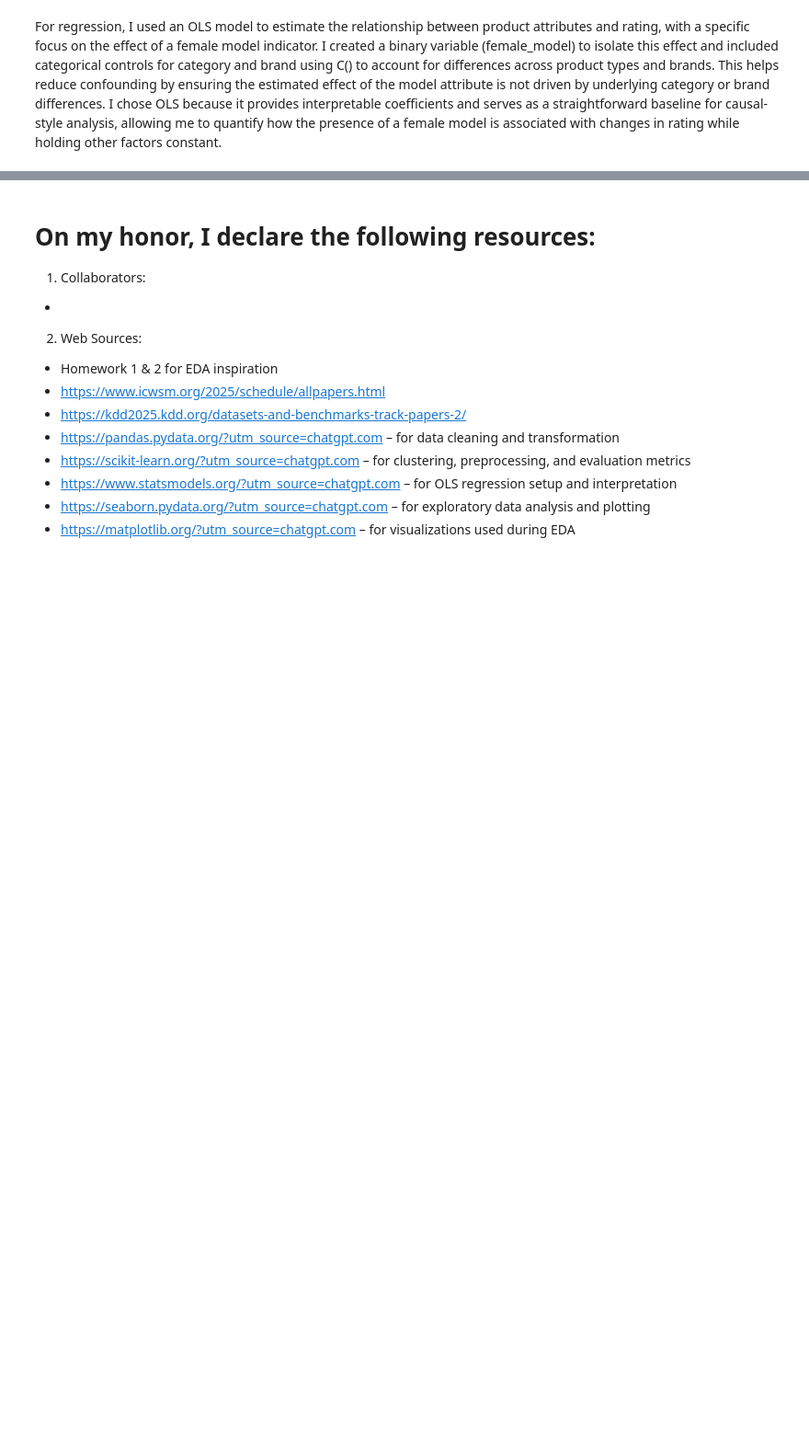
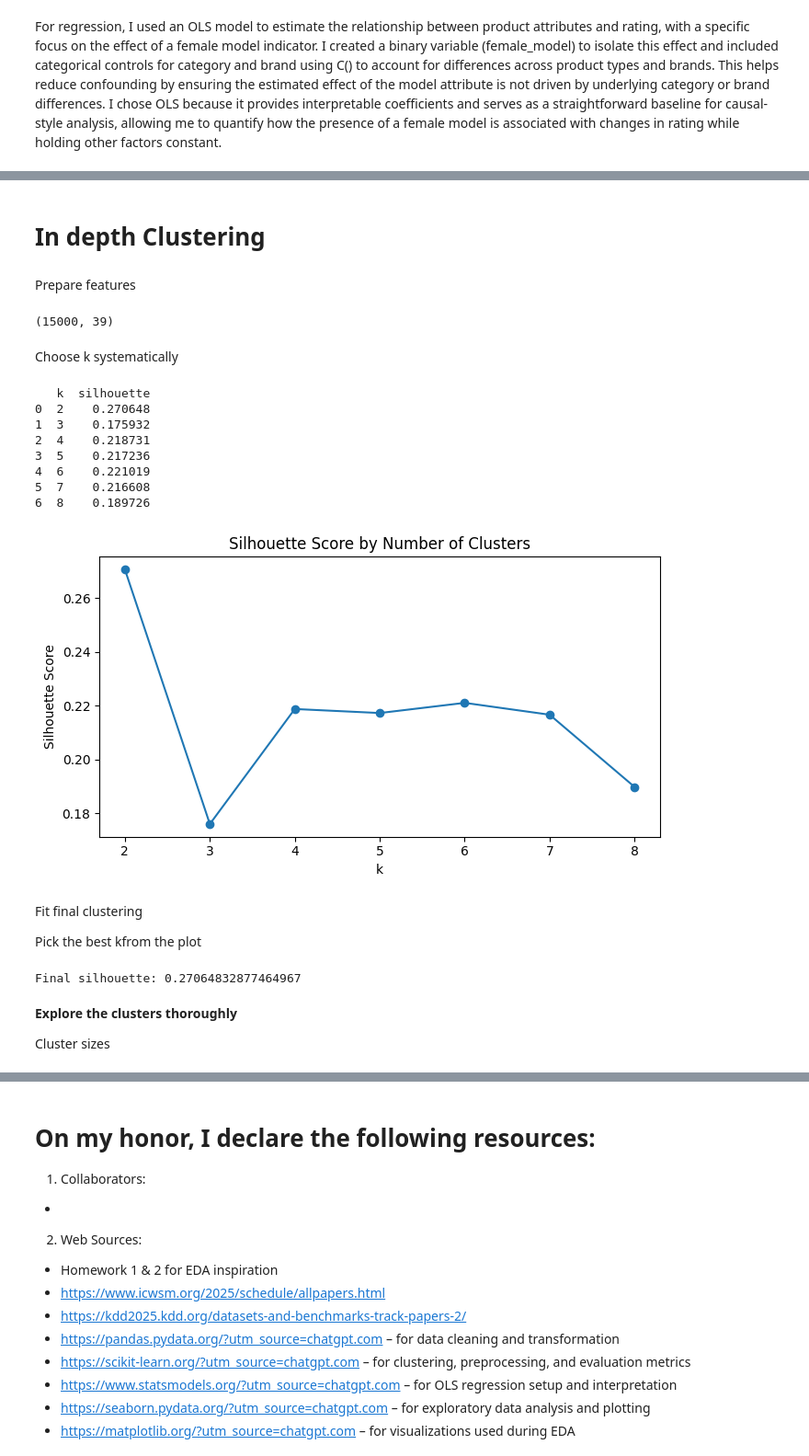
Before and after one commit to lejonathan24/CSCE676-Project, a Jupyter notebook: 129002924_Project.ipynb, the cells around one changed output, grey strips where cells are left out. Shown at 92% size. Saved outputs shown, nothing was run; the diff lists cells and outputs as text; code cells hidden in the pictures; blank space fills up the shorter version.

```diff
--- a/129002924_Project.ipynb
+++ b/129002924_Project.ipynb
@@ -982,0 +1470,80 @@ Notes:
+# %% [markdown]
+# In depth Clustering
+# %% [markdown]
+Prepare features
+# %%
+from sklearn.preprocessing import OneHotEncoder, StandardScaler
+from sklearn.cluster import KMeans
+from sklearn.metrics import silhouette_score
+import numpy as np
+
+df_cl = df[["category", "brand", "model_attr", "rating"]].dropna().copy()
+
+# Keep top brands for a cleaner clustering space
+top_brands = df_cl["brand"].value_counts().head(25).index
+df_cl = df_cl[df_cl["brand"].isin(top_brands)].copy()
+
+# Sample for speed
+sample_n = min(15000, len(df_cl))
+df_cl = df_cl.sample(n=sample_n, random_state=42).copy()
+
+encoder = OneHotEncoder(sparse_output=False, handle_unknown="ignore")
+X_cat = encoder.fit_transform(df_cl[["category", "brand", "model_attr"]])
+
+scaler = StandardScaler()
+X_num = scaler.fit_transform(df_cl[["rating"]])
+
+X = np.hstack([X_cat, X_num])
+
+print(X.shape)
+# %% [output]
+(15000, 39)
+# %% [markdown]
+Choose k systematically
+# %%
+sil_scores = []
+k_values = range(2, 9)
+
+for k in k_values:
+    km = KMeans(n_clusters=k, random_state=42, n_init=10)
+    labels = km.fit_predict(X)
+    sil = silhouette_score(X, labels)
+    sil_scores.append((k, sil))
+
+sil_df = pd.DataFrame(sil_scores, columns=["k", "silhouette"])
+print(sil_df)
+
+plt.figure(figsize=(7,4))
+plt.plot(sil_df["k"], sil_df["silhouette"], marker="o")
+plt.title("Silhouette Score by Number of Clusters")
+plt.xlabel("k")
+plt.ylabel("Silhouette Score")
+plt.tight_layout()
+plt.show()
+# %% [output]
+   k  silhouette
+0  2    0.270648
+1  3    0.175932
+2  4    0.218731
+3  5    0.217236
+4  6    0.221019
+5  7    0.216608
+6  8    0.189726
+[figure, added]
+# %% [markdown]
+Fit final clustering
+
+Pick the best kfrom the plot
+# %%
+best_k = 2
+
+kmeans = KMeans(n_clusters=best_k, random_state=42, n_init=10)
+df_cl["cluster"] = kmeans.fit_predict(X)
+
+print("Final silhouette:", silhouette_score(X, df_cl["cluster"]))
+# %% [output]
+Final silhouette: 0.27064832877464967
+# %% [markdown]
+**Explore the clusters thoroughly**
+
+Cluster sizes
```
Also changed, not shown: parts of 49 cells of this notebook.
